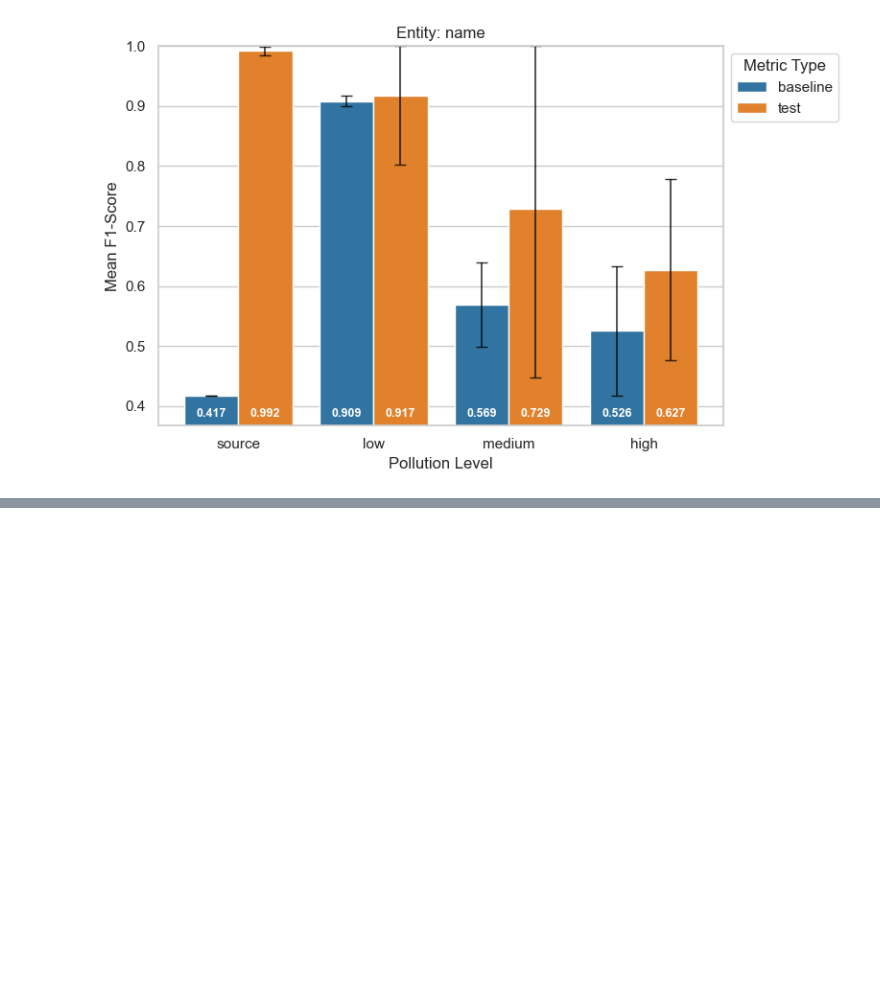
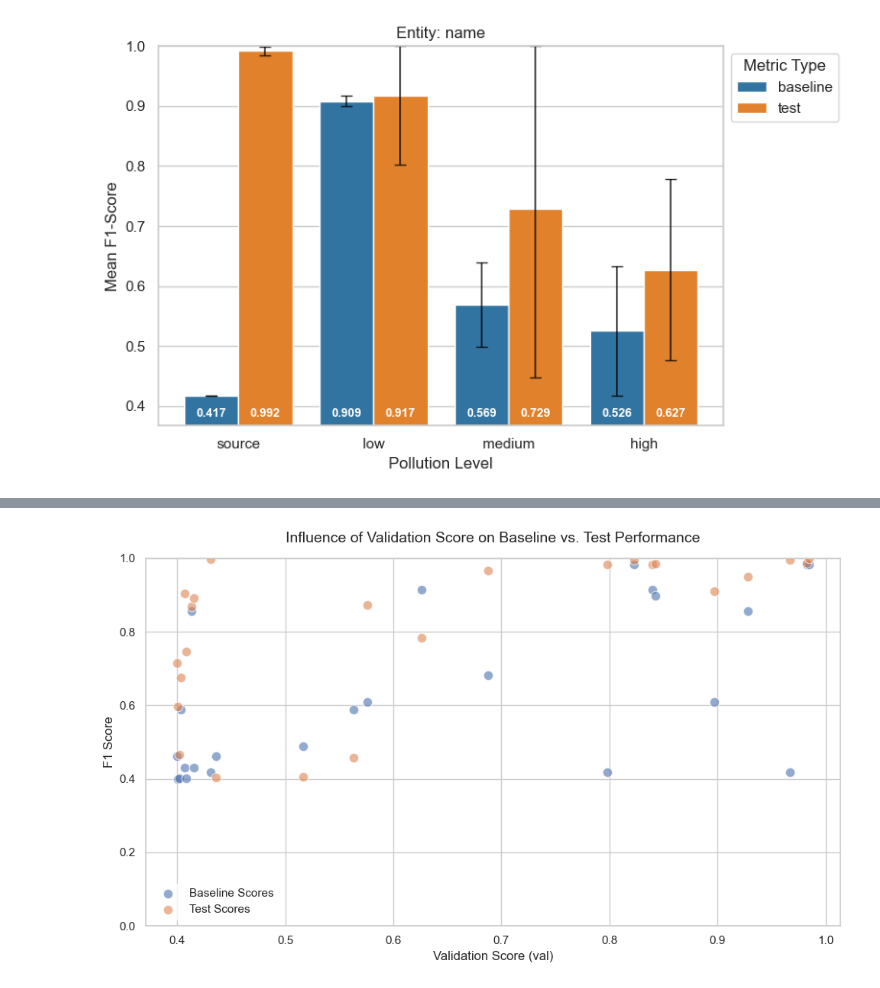
Before and after one commit to oskar-ong/deepcem, a Jupyter notebook: notebooks/results_imdb.ipynb, the cells around one changed output, grey strips where cells are left out. Drawn from its saved outputs; the diff is of its cells as text; code cells hidden in the pictures; blank space fills up the shorter version.

```diff
--- a/notebooks/results_imdb.ipynb
+++ b/notebooks/results_imdb.ipynb
@@ -217,0 +267,73 @@ Processing: e2e-9805197-11.out...
+# %%
+import matplotlib.pyplot as plt
+import numpy as np
+import pandas as pd
+import seaborn as sns
+
+df = pd.DataFrame(data, columns=["entity", "val", "baseline", "test"])
+
+# 2. Sort data by 'val' so line charts plot smoothly
+df = df.sort_values(by="val")
+
+# 3. Initialize the plot style
+sns.set_theme(style="whitegrid")
+plt.figure(figsize=(10, 6))
+
+# 4. Plot actual data points (Scatter)
+plt.scatter(
+    df["val"],
+    df["baseline"],
+    color="#4C72B0",
+    alpha=0.6,
+    label="Baseline Scores",
+    edgecolors="w",
+    s=80,
+)
+plt.scatter(
+    df["val"],
+    df["test"],
+    color="#DD8452",
+    alpha=0.6,
+    label="Test Scores",
+    edgecolors="w",
+    s=80,
+)
+
+# # 5. Add Trend Lines (Linear Regression or smooth Lowess)
+# # Using a simple linear fit here to show overarching influence
+# sns.regplot(
+#     data=df,
+#     x="val",
+#     y="baseline",
+#     scatter=False,
+#     color="#4C72B0",
+#     label="Baseline Trend",
+#     line_kws={"linestyle": "--"},
+# )
+# sns.regplot(
+#     data=df,
+#     x="val",
+#     y="test",
+#     scatter=False,
+#     color="#DD8452",
+#     label="Test Trend",
+# )
+
+# 6. Formatting titles, legends, and axes
+plt.title(
+    "Influence of Validation Score on Baseline vs. Test Performance",
+    fontsize=14,
+    pad=15,
+)
+plt.xlabel("Validation Score (val)", fontsize=12)
+plt.ylabel("F1 Score", fontsize=12)
+plt.ylim(0, 1)  # Constrain axis slightly to focus on the data spread
+plt.legend(frameon=True, facecolor="white", edgecolor="none")
+
+# Optional: If you find an exact threshold 't', you can draw a vertical line:
+# plt.axvline(x=0.55, color='red', linestyle=':', label='Threshold (t)')
+
+plt.tight_layout()
+plt.show()
+# %% [output]
+[figure, added]
```
Also changed, not shown: parts of 3 cells of this notebook, 53 other files.
